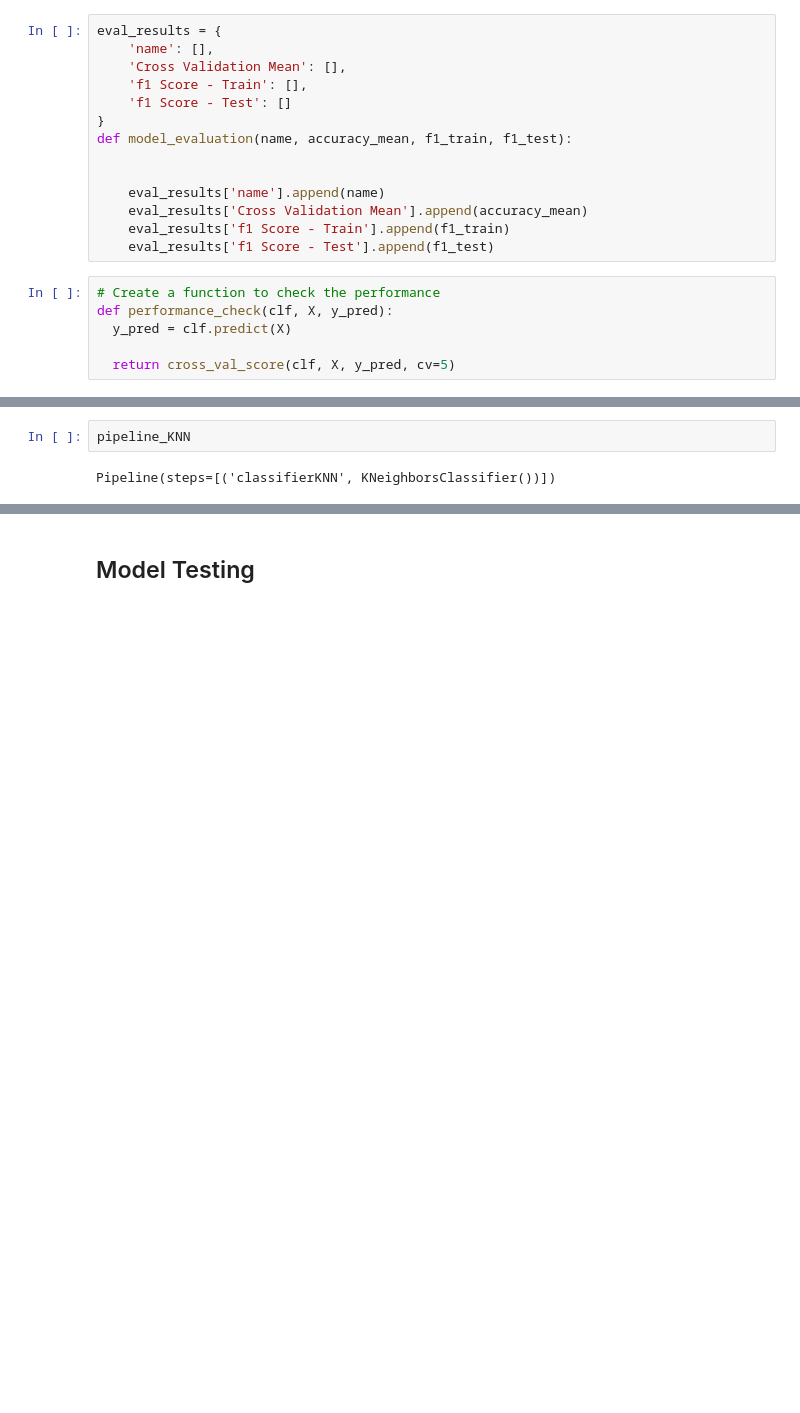
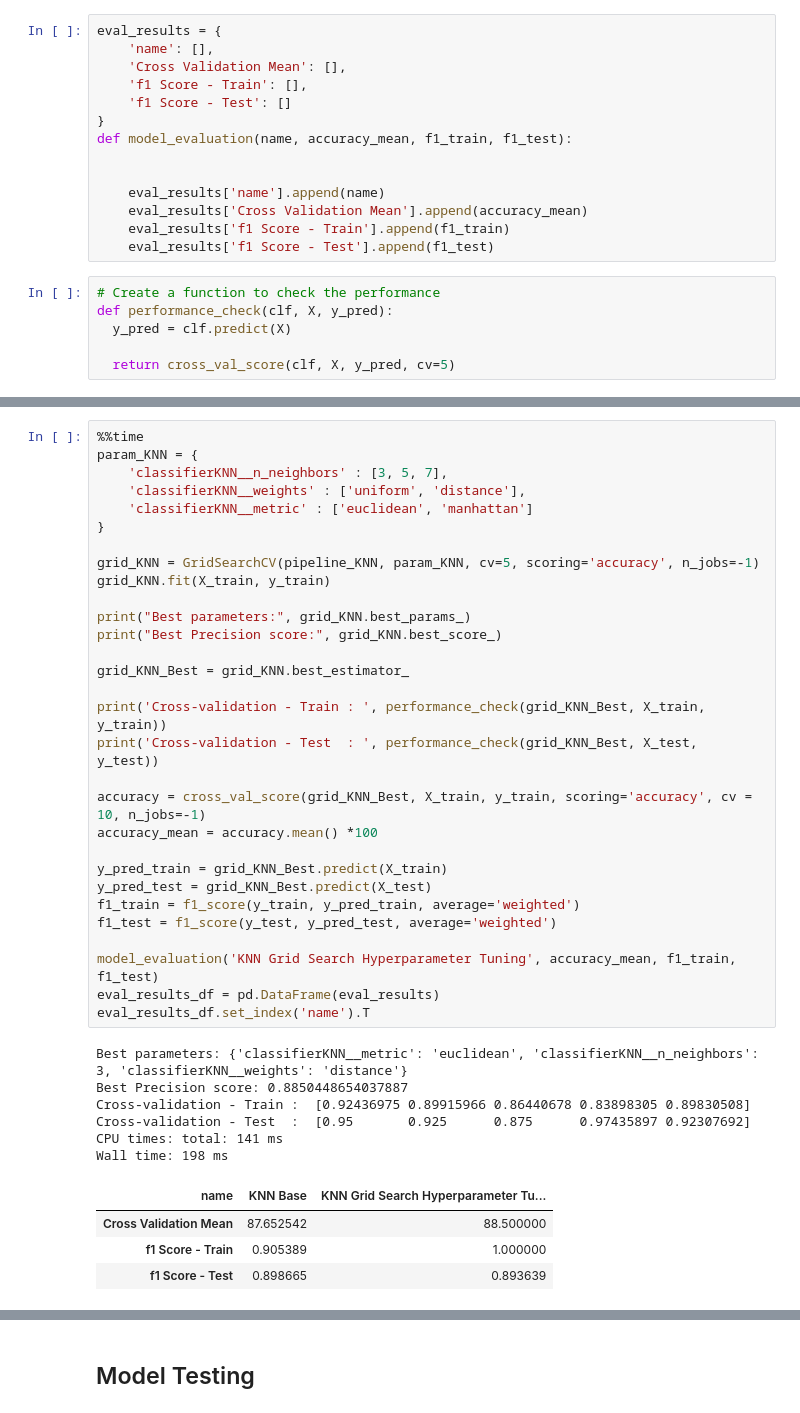
Before and after one commit to SyahrulRahmadan/Tugas_Matrikulasi_Alpro_S2, a Jupyter notebook: EDA.ipynb, the cells around one changed output, grey strips where cells are left out. Saved outputs shown, nothing was run; the diff lists cells and outputs as text; blank space fills up the shorter version.

```diff
--- a/EDA.ipynb
+++ b/EDA.ipynb
@@ -601,7 +604,44 @@ Wall time: 1.31 s
 | Cross Validation Mean | 87.652542 |
 | f1 Score - Train | 0.905389 |
 | f1 Score - Test | 0.898665 |
-# %%
-pipeline_KNN
-# %% [output]
-Pipeline(steps=[('classifierKNN', KNeighborsClassifier())])
+# %%
+%%time
+param_KNN = {
+    'classifierKNN__n_neighbors' : [3, 5, 7],
+    'classifierKNN__weights' : ['uniform', 'distance'],
+    'classifierKNN__metric' : ['euclidean', 'manhattan']
+}
+
+grid_KNN = GridSearchCV(pipeline_KNN, param_KNN, cv=5, scoring='accuracy', n_jobs=-1)
+grid_KNN.fit(X_train, y_train)
+
+print("Best parameters:", grid_KNN.best_params_)
+print("Best Precision score:", grid_KNN.best_score_)
+
+grid_KNN_Best = grid_KNN.best_estimator_
+
+print('Cross-validation - Train : ', performance_check(grid_KNN_Best, X_train, y_train))
+print('Cross-validation - Test  : ', performance_check(grid_KNN_Best, X_test, y_test))
+
+accuracy = cross_val_score(grid_KNN_Best, X_train, y_train, scoring='accuracy', cv = 10, n_jobs=-1)
+accuracy_mean = accuracy.mean() *100
+
+y_pred_train = grid_KNN_Best.predict(X_train)
+y_pred_test = grid_KNN_Best.predict(X_test)
+f1_train = f1_score(y_train, y_pred_train, average='weighted')
+f1_test = f1_score(y_test, y_pred_test, average='weighted')
+
+model_evaluation('KNN Grid Search Hyperparameter Tuning', accuracy_mean, f1_train, f1_test)
+eval_results_df = pd.DataFrame(eval_results)
+eval_results_df.set_index('name').T
+# %% [output]
+Best parameters: {'classifierKNN__metric': 'euclidean', 'classifierKNN__n_neighbors': 3, 'classifierKNN__weights': 'distance'}
+Best Precision score: 0.8850448654037887
+Cross-validation - Train :  [0.92436975 0.89915966 0.86440678 0.83898305 0.89830508]
+Cross-validation - Test  :  [0.95       0.925      0.875      0.97435897 0.92307692]
+CPU times: total: 141 ms
+Wall time: 198 ms
+| name | KNN Base | KNN Grid Search Hyperparameter Tu... |
+| Cross Validation Mean | 87.652542 | 88.500000 |
+| f1 Score - Train | 0.905389 | 1.000000 |
+| f1 Score - Test | 0.898665 | 0.893639 |
```
Also changed, not shown: parts of 8 cells of this notebook, 1 other file.
